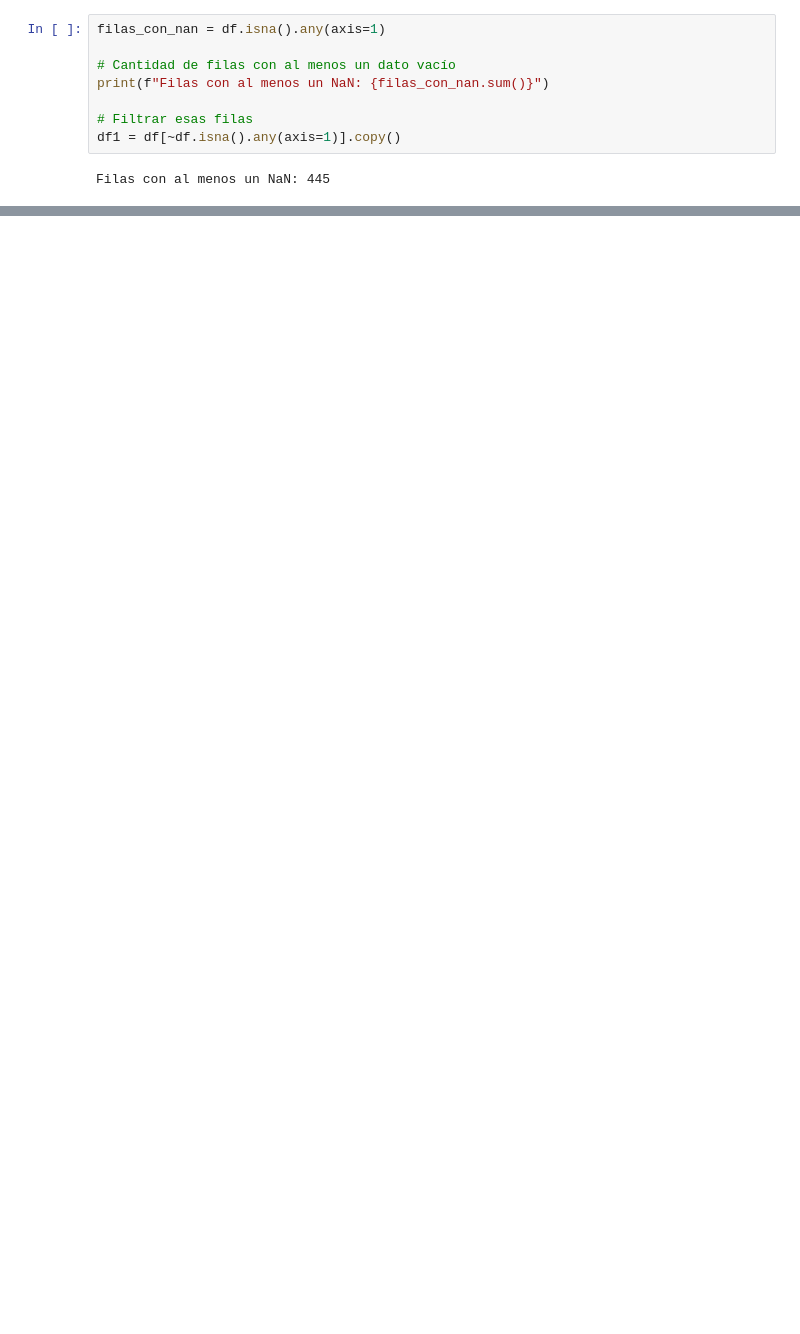
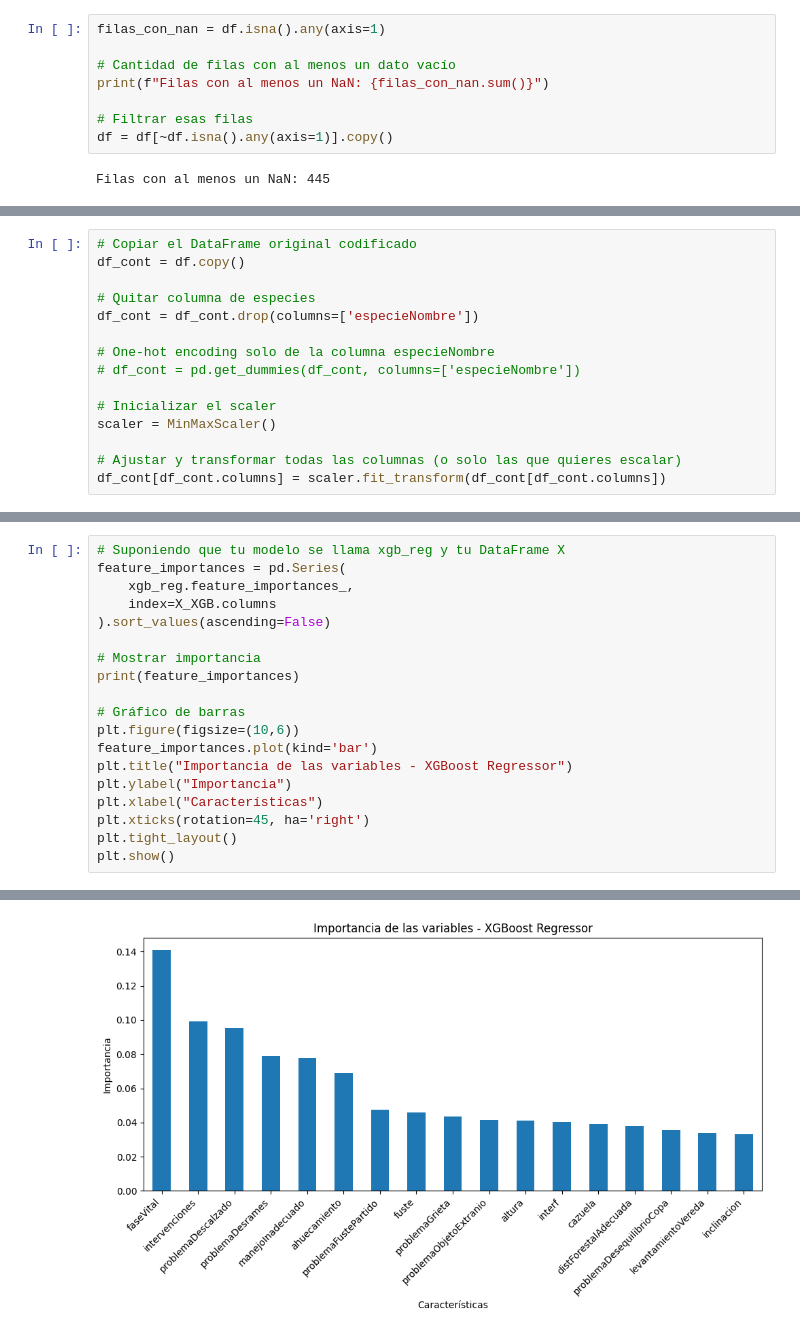
Before and after one commit to diegodorado1729/Coding, a Jupyter notebook: Arbolado-IA/arbolado-ia.ipynb, the cells around one changed output, grey strips where cells are left out. Cells and saved outputs as stored; diff of their text form; blank space fills up the shorter version.

```diff
--- a/Arbolado-IA/arbolado-ia.ipynb
+++ b/Arbolado-IA/arbolado-ia.ipynb
@@ -90,7 +100,7 @@ filas_con_nan = df.isna().any(axis=1)
 print(f"Filas con al menos un NaN: {filas_con_nan.sum()}")
 
 # Filtrar esas filas
-df1 = df[~df.isna().any(axis=1)].copy()
+df = df[~df.isna().any(axis=1)].copy()
 # %% [output]
 Filas con al menos un NaN: 445
 # %%
@@ -116,0 +204,15 @@ for col in df1.columns:
+# %%
+# Copiar el DataFrame original codificado
+df_cont = df.copy()
+
+# Quitar columna de especies
+df_cont = df_cont.drop(columns=['especieNombre'])
+
+# One-hot encoding solo de la columna especieNombre
+# df_cont = pd.get_dummies(df_cont, columns=['especieNombre'])
+
+# Inicializar el scaler
+scaler = MinMaxScaler()
+
+# Ajustar y transformar todas las columnas (o solo las que quieres escalar)
+df_cont[df_cont.columns] = scaler.fit_transform(df_cont[df_cont.columns])
@@ -116,0 +263,20 @@ for col in df1.columns:
+# %%
+# Suponiendo que tu modelo se llama xgb_reg y tu DataFrame X
+feature_importances = pd.Series(
+    xgb_reg.feature_importances_,
+    index=X_XGB.columns
+).sort_values(ascending=False)
+
+# Mostrar importancia
+print(feature_importances)
+
+# Gráfico de barras
+plt.figure(figsize=(10,6))
+feature_importances.plot(kind='bar')
+plt.title("Importancia de las variables - XGBoost Regressor")
+plt.ylabel("Importancia")
+plt.xlabel("Características")
+plt.xticks(rotation=45, ha='right')
+plt.tight_layout()
+plt.show()
+# %% [output]
@@ -116,0 +301 @@ for col in df1.columns:
+[figure, added]
```
Also changed, not shown: parts of 26 cells of this notebook.
